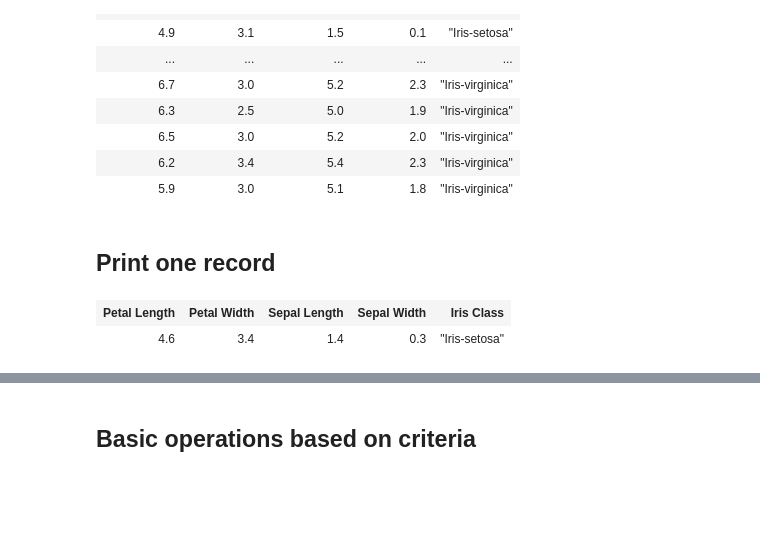
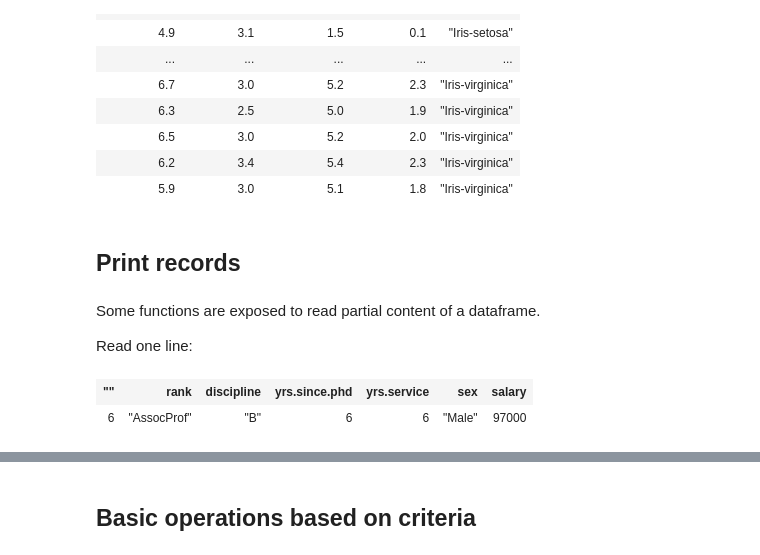
Before and after one commit to DataHaskell/data-glue, a Jupyter notebook: tutorials/data-glue-example.ipynb, the cells around one changed output, grey strips where cells are left out. Saved outputs shown, nothing was run; the diff lists cells and outputs as text; code cells hidden in the pictures; blank space fills up the shorter version.

```diff
--- a/tutorials/data-glue-example.ipynb
+++ b/tutorials/data-glue-example.ipynb
@@ -69,9 +97,13 @@ iris
 | 6.2 | 3.4 | 5.4 | 2.3 | "Iris-virginica" |
 | 5.9 | 3.0 | 5.1 | 1.8 | "Iris-virginica" |
 # %% [markdown]
-## Print one record
+## Print records
+# %% [markdown]
+Some functions are exposed to read partial content of a dataframe.
+
+Read one line:
 # %%
-frameRow iris 5
+frameRow salaries 5
 # %% [output]
-| Petal Length | Petal Width | Sepal Length | Sepal Width | Iris Class |
-| 4.6 | 3.4 | 1.4 | 0.3 | "Iris-setosa" |
+| "" | rank | discipline | yrs.since.phd | yrs.service | sex | salary |
+| 6 | "AssocProf" | "B" | 6 | 6 | "Male" | 97000 |
```
Also changed, not shown: parts of 24 cells of this notebook.
